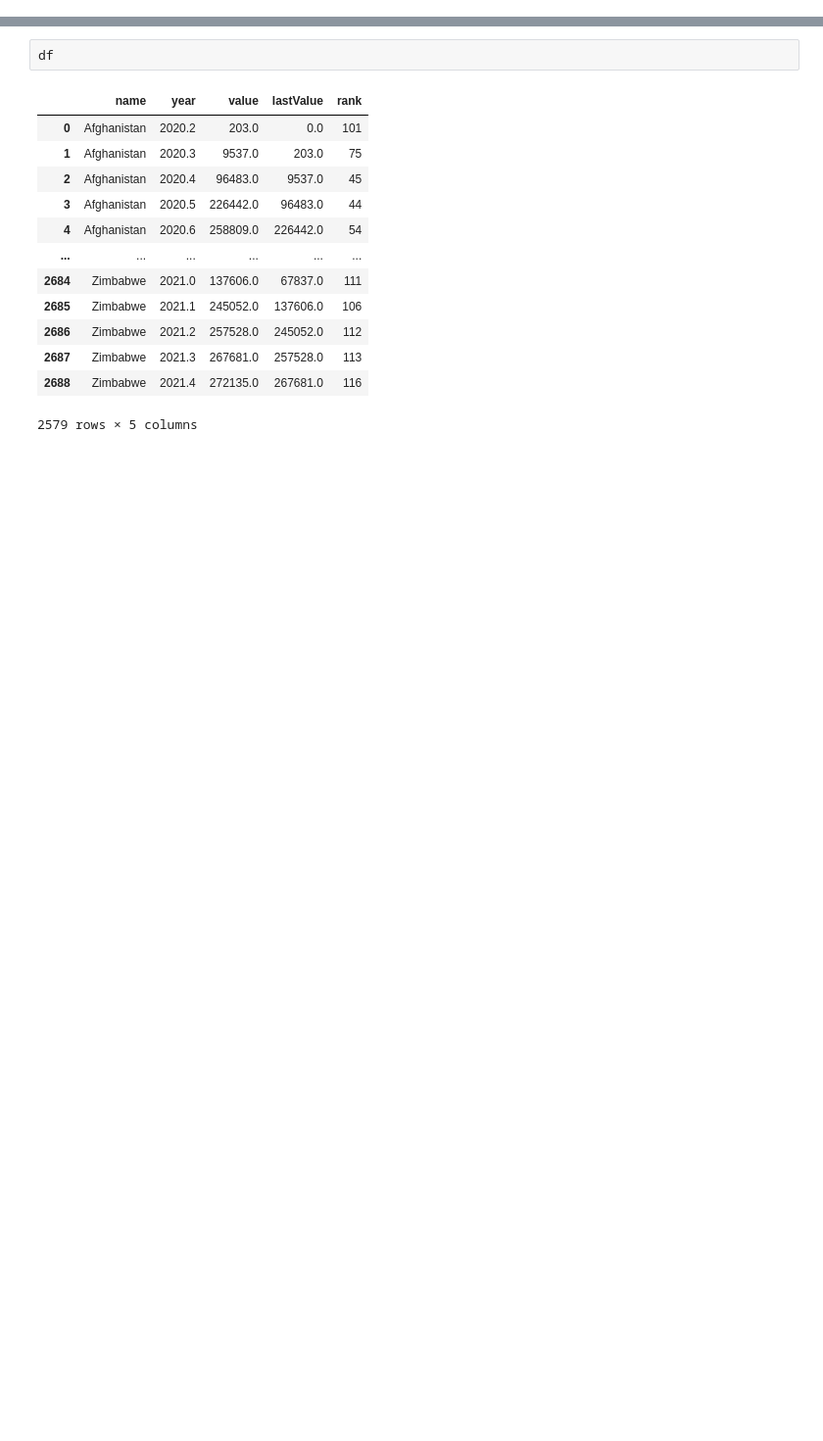
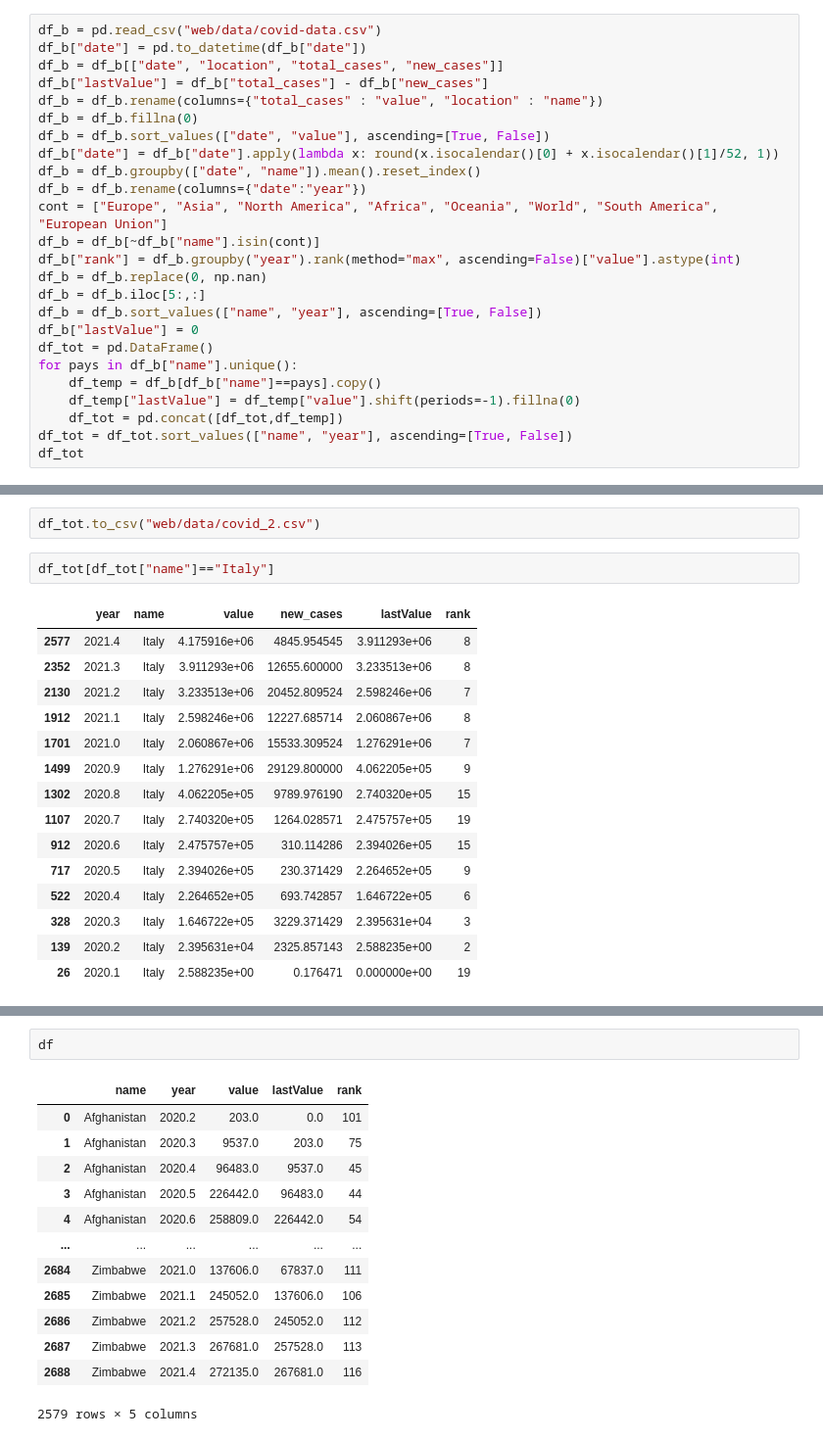
Before and after one commit to fapont/covid-dataviz, a Jupyter notebook: prepro.ipynb, the cells around one changed output, grey strips where cells are left out. Shown: that part at 98% size. Drawn from its saved outputs; the diff is of its cells as text; blank space fills up the shorter version.

```diff
--- a/prepro.ipynb
+++ b/prepro.ipynb
@@ -16,3 +18,28 @@ df_a
 | 18098 | Zara | NaN | 2004.8 | NaN | 100 |
 | 18099 | Zara | NaN | 2004.9 | NaN | 100 |
 18100 rows × 5 columns
+# %%
+df_b = pd.read_csv("web/data/covid-data.csv")
+df_b["date"] = pd.to_datetime(df_b["date"])
+df_b = df_b[["date", "location", "total_cases", "new_cases"]]
+df_b["lastValue"] = df_b["total_cases"] - df_b["new_cases"]
+df_b = df_b.rename(columns={"total_cases" : "value", "location" : "name"})
+df_b = df_b.fillna(0)
+df_b = df_b.sort_values(["date", "value"], ascending=[True, False])
+df_b["date"] = df_b["date"].apply(lambda x: round(x.isocalendar()[0] + x.isocalendar()[1]/52, 1))
+df_b = df_b.groupby(["date", "name"]).mean().reset_index()
+df_b = df_b.rename(columns={"date":"year"})
+cont = ["Europe", "Asia", "North America", "Africa", "Oceania", "World", "South America", "European Union"]
+df_b = df_b[~df_b["name"].isin(cont)]
+df_b["rank"] = df_b.groupby("year").rank(method="max", ascending=False)["value"].astype(int)
+df_b = df_b.replace(0, np.nan)
+df_b = df_b.iloc[5:,:]
+df_b = df_b.sort_values(["name", "year"], ascending=[True, False])
+df_b["lastValue"] = 0
+df_tot = pd.DataFrame()
+for pays in df_b["name"].unique():
+    df_temp = df_b[df_b["name"]==pays].copy()
+    df_temp["lastValue"] = df_temp["value"].shift(periods=-1).fillna(0)
+    df_tot = pd.concat([df_tot,df_temp])
+df_tot = df_tot.sort_values(["name", "year"], ascending=[True, False])
+df_tot
@@ -19,3 +60,23 @@ df_a
+# %%
+df_tot.to_csv("web/data/covid_2.csv")
+# %%
+df_tot[df_tot["name"]=="Italy"]
+# %% [output]
+|  | year | name | value | new_cases | lastValue | rank |
+| 2577 | 2021.4 | Italy | 4.175916e+06 | 4845.954545 | 3.911293e+06 | 8 |
+| 2352 | 2021.3 | Italy | 3.911293e+06 | 12655.600000 | 3.233513e+06 | 8 |
+| 2130 | 2021.2 | Italy | 3.233513e+06 | 20452.809524 | 2.598246e+06 | 7 |
+| 1912 | 2021.1 | Italy | 2.598246e+06 | 12227.685714 | 2.060867e+06 | 8 |
+| 1701 | 2021.0 | Italy | 2.060867e+06 | 15533.309524 | 1.276291e+06 | 7 |
+| 1499 | 2020.9 | Italy | 1.276291e+06 | 29129.800000 | 4.062205e+05 | 9 |
+| 1302 | 2020.8 | Italy | 4.062205e+05 | 9789.976190 | 2.740320e+05 | 15 |
+| 1107 | 2020.7 | Italy | 2.740320e+05 | 1264.028571 | 2.475757e+05 | 19 |
+| 912 | 2020.6 | Italy | 2.475757e+05 | 310.114286 | 2.394026e+05 | 15 |
+| 717 | 2020.5 | Italy | 2.394026e+05 | 230.371429 | 2.264652e+05 | 9 |
+| 522 | 2020.4 | Italy | 2.264652e+05 | 693.742857 | 1.646722e+05 | 6 |
+| 328 | 2020.3 | Italy | 1.646722e+05 | 3229.371429 | 2.395631e+04 | 3 |
+| 139 | 2020.2 | Italy | 2.395631e+04 | 2325.857143 | 2.588235e+00 | 2 |
+| 26 | 2020.1 | Italy | 2.588235e+00 | 0.176471 | 0.000000e+00 | 19 |
 # %%
 df = pd.read_csv("web/data/covid-data.csv")
 df["date"] = pd.to_datetime(df["date"])
```
Also changed, not shown: parts of 6 cells of this notebook, 2 other files.
